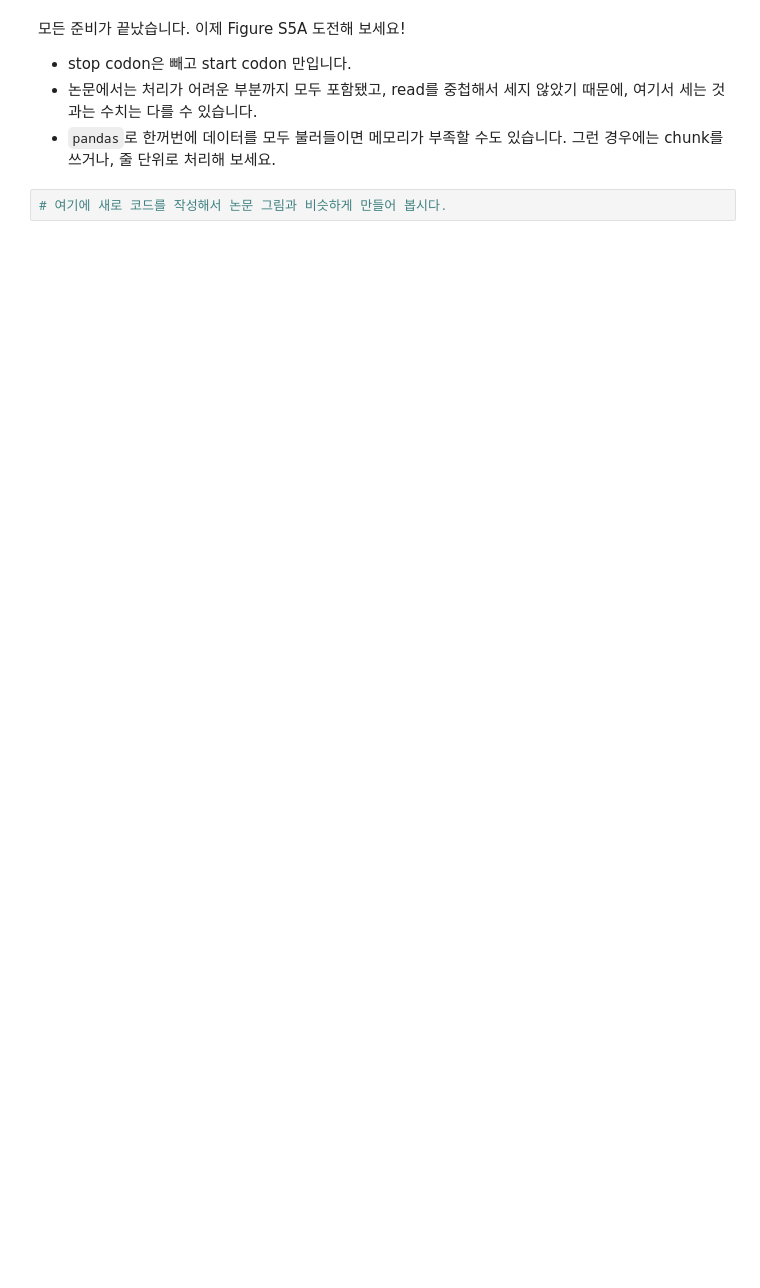
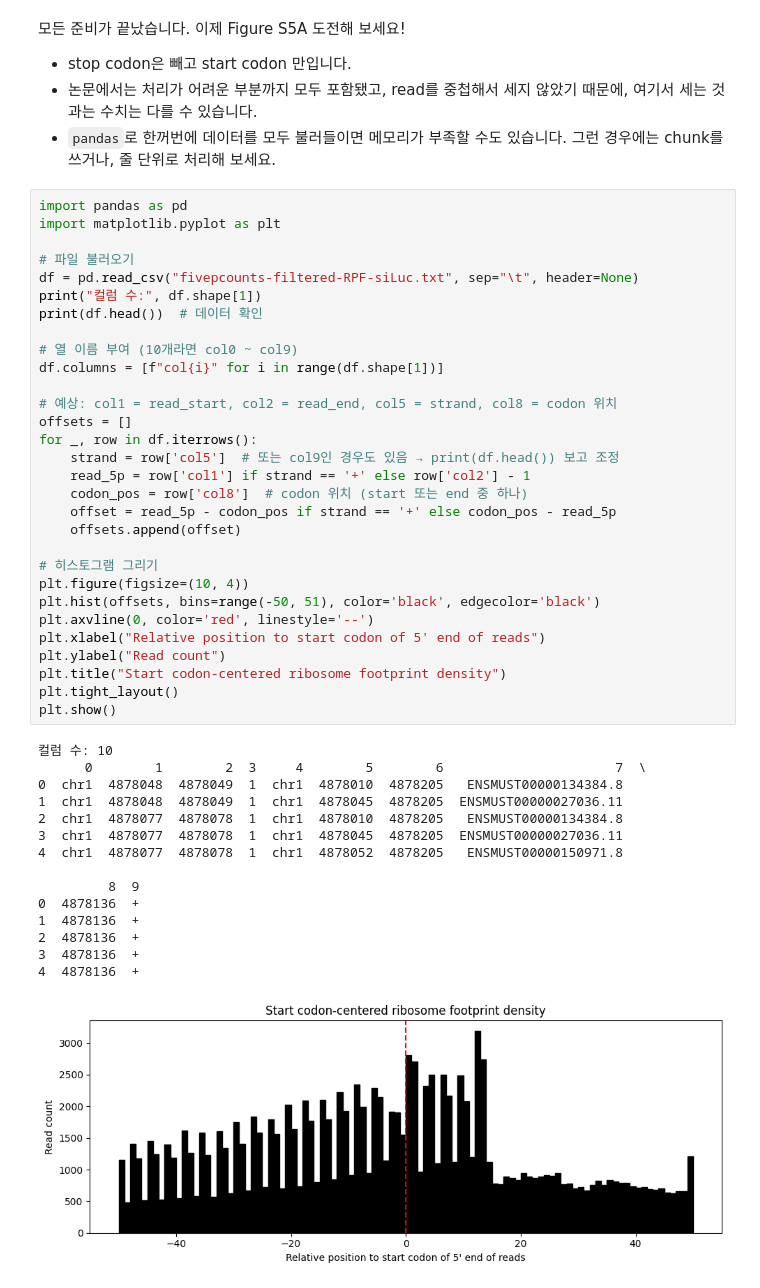
Before and after one commit to BAEHOEUN/project-2025-2, a Jupyter notebook: CoLab_TermProj_2025_2.ipynb, the cells around one changed output. Drawn from its saved outputs; the diff is of its cells as text; blank space fills up the shorter version.

```diff
--- a/CoLab_TermProj_2025_2.ipynb
+++ b/CoLab_TermProj_2025_2.ipynb
@@ -225,5 +265,49 @@ chrY    88065992        88066124        ENSMUST00000187146.2    88066006
 * stop codon은 빼고 start codon 만입니다.
 * 논문에서는 처리가 어려운 부분까지 모두 포함됐고, read를 중첩해서 세지 않았기 때문에, 여기서 세는 것과는 수치는 다를 수 있습니다.
 * `pandas`로 한꺼번에 데이터를 모두 불러들이면 메모리가 부족할 수도 있습니다. 그런 경우에는 chunk를 쓰거나, 줄 단위로 처리해 보세요.
-# %%
-# 여기에 새로 코드를 작성해서 논문 그림과 비슷하게 만들어 봅시다.
+# %%
+import pandas as pd
+import matplotlib.pyplot as plt
+
+# 파일 불러오기
+df = pd.read_csv("fivepcounts-filtered-RPF-siLuc.txt", sep="\t", header=None)
+print("컬럼 수:", df.shape[1])
+print(df.head())  # 데이터 확인
+
+# 열 이름 부여 (10개라면 col0 ~ col9)
+df.columns = [f"col{i}" for i in range(df.shape[1])]
+
+# 예상: col1 = read_start, col2 = read_end, col5 = strand, col8 = codon 위치
+offsets = []
+for _, row in df.iterrows():
+    strand = row['col5']  # 또는 col9인 경우도 있음 → print(df.head()) 보고 조정
+    read_5p = row['col1'] if strand == '+' else row['col2'] - 1
+    codon_pos = row['col8']  # codon 위치 (start 또는 end 중 하나)
+    offset = read_5p - codon_pos if strand == '+' else codon_pos - read_5p
+    offsets.append(offset)
+
+# 히스토그램 그리기
+plt.figure(figsize=(10, 4))
+plt.hist(offsets, bins=range(-50, 51), color='black', edgecolor='black')
+plt.axvline(0, color='red', linestyle='--')
+plt.xlabel("Relative position to start codon of 5' end of reads")
+plt.ylabel("Read count")
+plt.title("Start codon-centered ribosome footprint density")
+plt.tight_layout()
+plt.show()
+# %% [output]
+컬럼 수: 10
+      0        1        2  3     4        5        6                      7  \
+0  chr1  4878048  4878049  1  chr1  4878010  4878205   ENSMUST00000134384.8
+1  chr1  4878048  4878049  1  chr1  4878045  4878205  ENSMUST00000027036.11
+2  chr1  4878077  4878078  1  chr1  4878010  4878205   ENSMUST00000134384.8
+3  chr1  4878077  4878078  1  chr1  4878045  4878205  ENSMUST00000027036.11
+4  chr1  4878077  4878078  1  chr1  4878052  4878205   ENSMUST00000150971.8
+
+         8  9
+0  4878136  +
+1  4878136  +
+2  4878136  +
+3  4878136  +
+4  4878136  +
+[figure, added]
```
Also changed, not shown: parts of 4 cells of this notebook.
